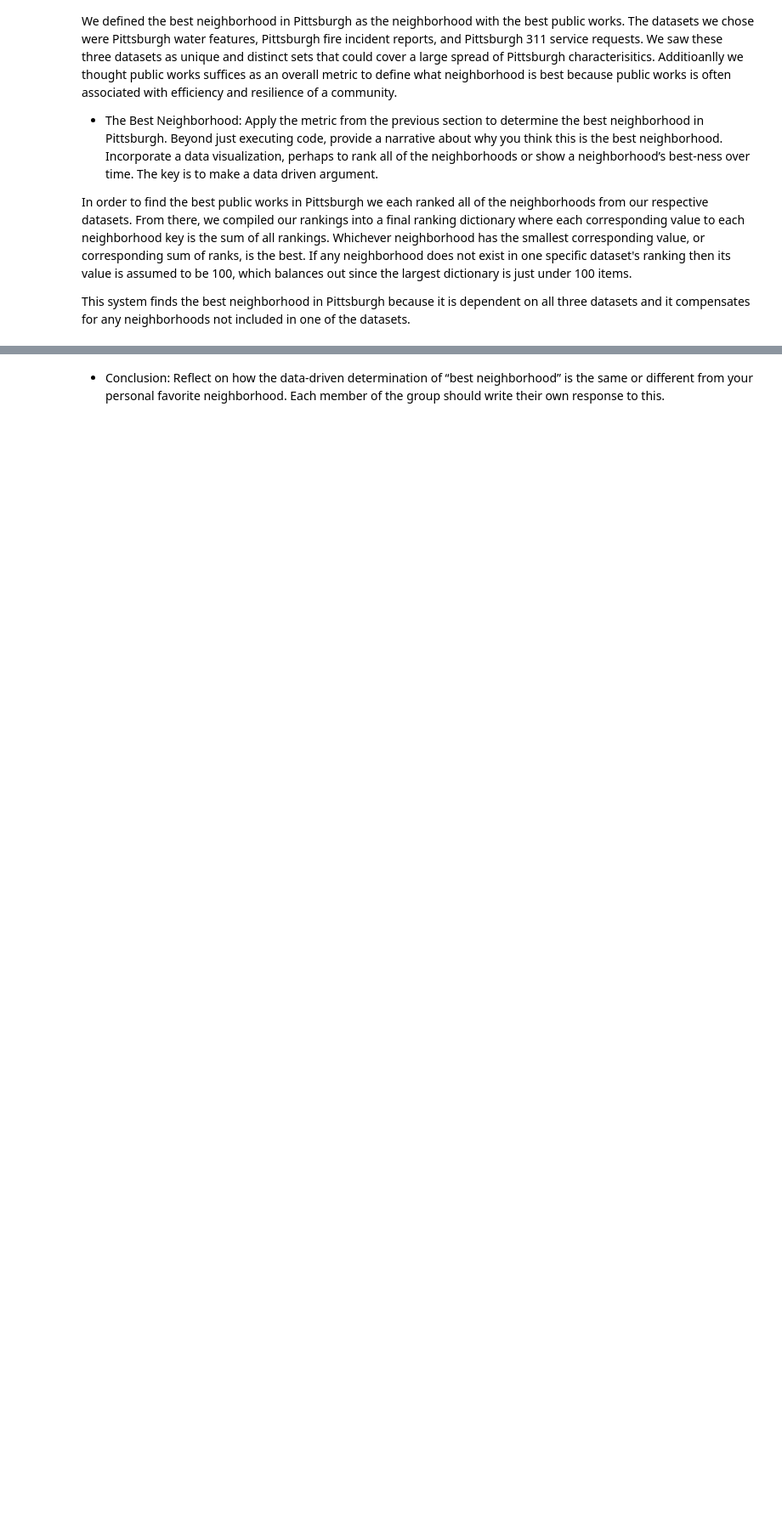
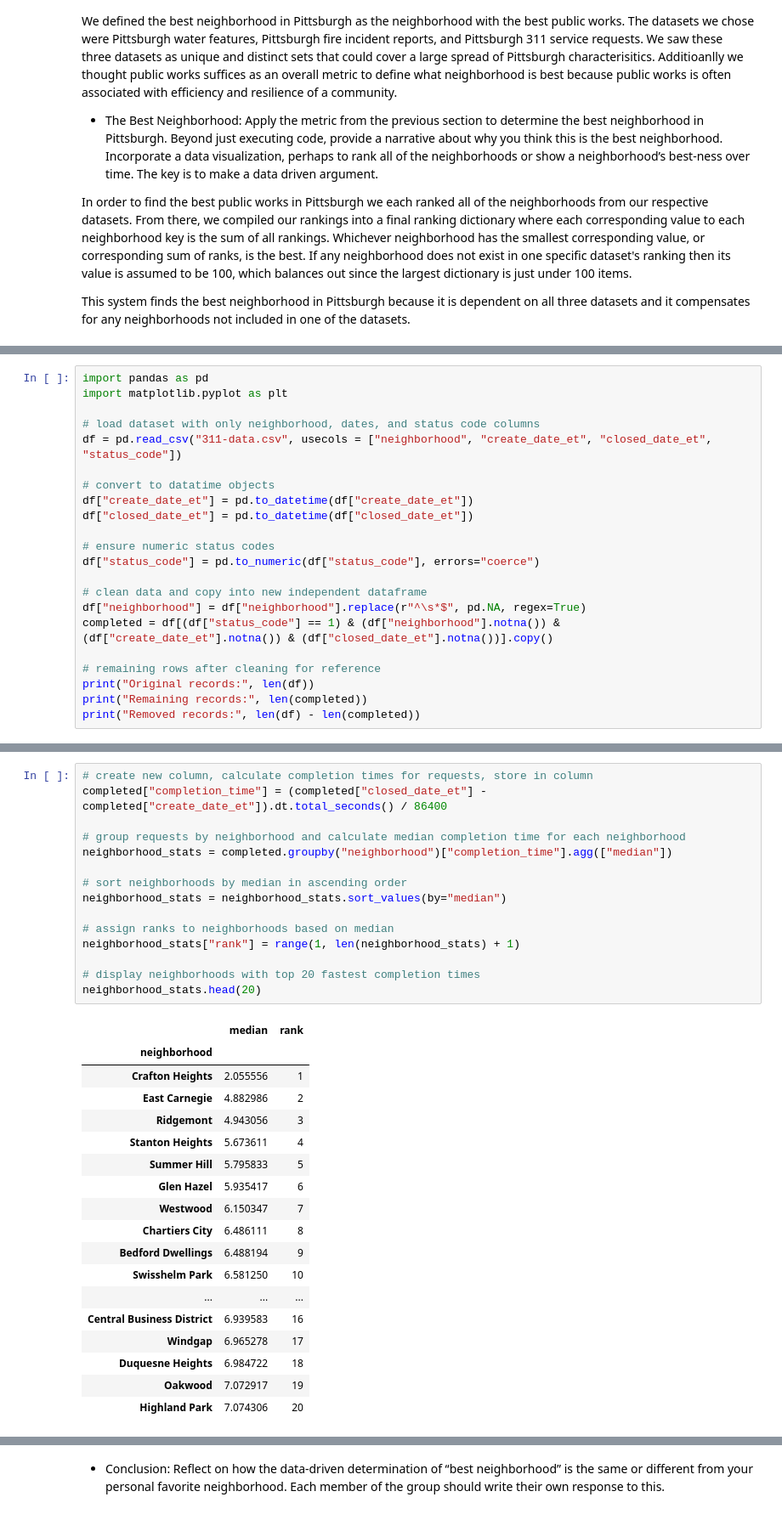
Before and after one commit to CelestialGarbo/CS-0010-FINAL-PROJECT, a Jupyter notebook: FINAL-REPORT.ipynb, the cells around one changed output, grey strips where cells are left out. Shown at 85% size. Saved outputs shown, nothing was run; the diff lists cells and outputs as text; blank space fills up the shorter version.

```diff
--- a/FINAL-REPORT.ipynb
+++ b/FINAL-REPORT.ipynb
@@ -70,0 +157,22 @@ This was decided based on number of Drinking Fountains per Neighborhood because
+# %%
+import pandas as pd
+import matplotlib.pyplot as plt
+
+# load dataset with only neighborhood, dates, and status code columns
+df = pd.read_csv("311-data.csv", usecols = ["neighborhood", "create_date_et", "closed_date_et", "status_code"])
+
+# convert to datatime objects
+df["create_date_et"] = pd.to_datetime(df["create_date_et"])
+df["closed_date_et"] = pd.to_datetime(df["closed_date_et"])
+
+# ensure numeric status codes
+df["status_code"] = pd.to_numeric(df["status_code"], errors="coerce")
+
+# clean data and copy into new independent dataframe
+df["neighborhood"] = df["neighborhood"].replace(r"^\s*$", pd.NA, regex=True)
+completed = df[(df["status_code"] == 1) & (df["neighborhood"].notna()) & (df["create_date_et"].notna()) & (df["closed_date_et"].notna())].copy()
+
+# remaining rows after cleaning for reference
+print("Original records:", len(df))
+print("Remaining records:", len(completed))
+print("Removed records:", len(df) - len(completed))
@@ -70,0 +183,34 @@ This was decided based on number of Drinking Fountains per Neighborhood because
+# %%
+# create new column, calculate completion times for requests, store in column
+completed["completion_time"] = (completed["closed_date_et"] - completed["create_date_et"]).dt.total_seconds() / 86400
+
+# group requests by neighborhood and calculate median completion time for each neighborhood
+neighborhood_stats = completed.groupby("neighborhood")["completion_time"].agg(["median"])
+
+# sort neighborhoods by median in ascending order
+neighborhood_stats = neighborhood_stats.sort_values(by="median")
+
+# assign ranks to neighborhoods based on median
+neighborhood_stats["rank"] = range(1, len(neighborhood_stats) + 1)
+
+# display neighborhoods with top 20 fastest completion times
+neighborhood_stats.head(20)
+# %% [output]
+|  | median | rank |
+| neighborhood |  |  |
+| Crafton Heights | 2.055556 | 1 |
+| East Carnegie | 4.882986 | 2 |
+| Ridgemont | 4.943056 | 3 |
+| Stanton Heights | 5.673611 | 4 |
+| Summer Hill | 5.795833 | 5 |
+| Glen Hazel | 5.935417 | 6 |
+| Westwood | 6.150347 | 7 |
+| Chartiers City | 6.486111 | 8 |
+| Bedford Dwellings | 6.488194 | 9 |
+| Swisshelm Park | 6.581250 | 10 |
+| ... | ... | ... |
+| Central Business District | 6.939583 | 16 |
+| Windgap | 6.965278 | 17 |
+| Duquesne Heights | 6.984722 | 18 |
+| Oakwood | 7.072917 | 19 |
+| Highland Park | 7.074306 | 20 |
```
Also changed, not shown: parts of 11 cells of this notebook.
